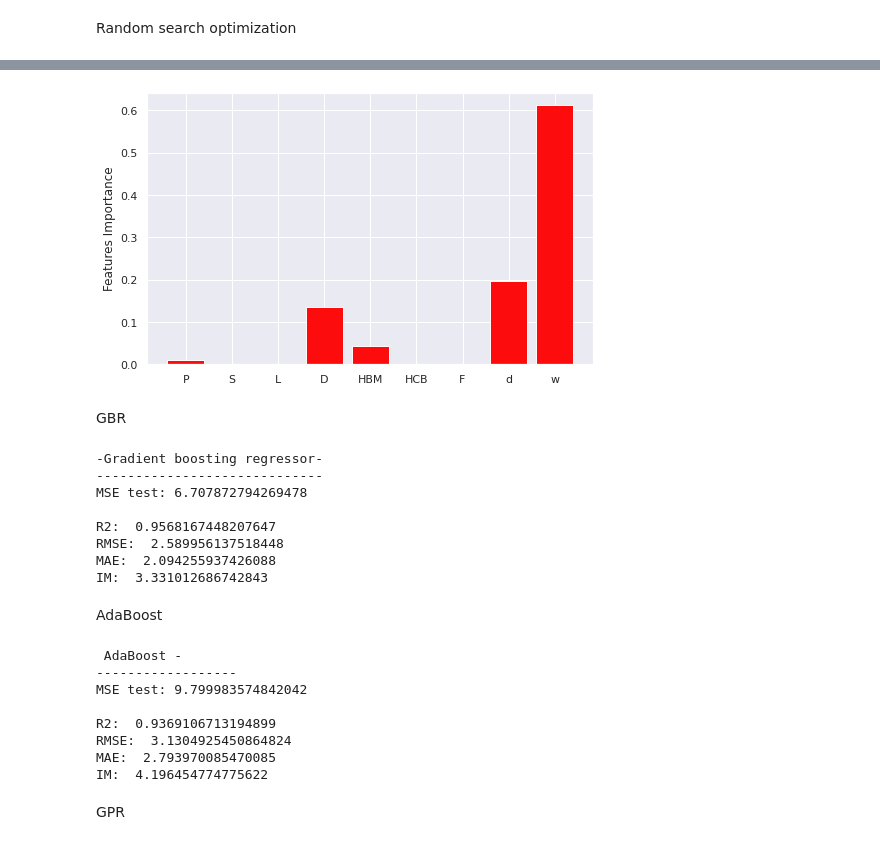
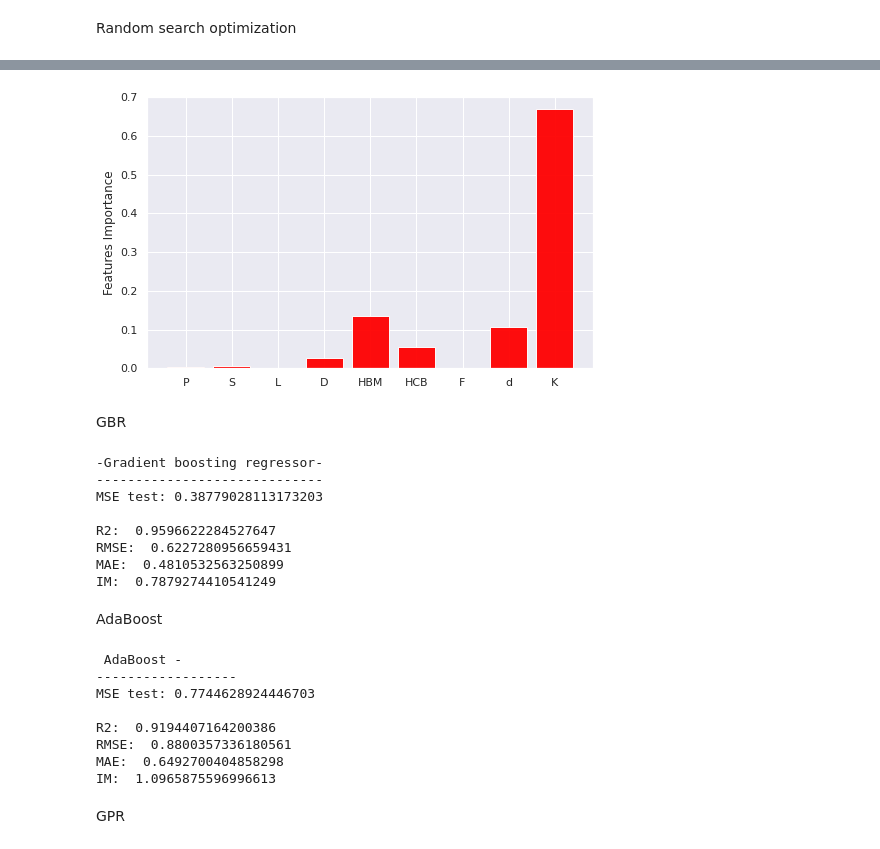
Before and after one commit to GermanOmar/Wear, a Jupyter notebook: Wear_HV_JMPT.ipynb, the cells around one changed output, grey strips where cells are left out. Saved outputs shown, nothing was run; the diff lists cells and outputs as text; code cells hidden in the pictures.

```diff
--- a/Wear_HV_JMPT.ipynb
+++ b/Wear_HV_JMPT.ipynb
@@ -84,18 +85,3 @@ scatter_matrix(data, alpha=0.9,marker='s', figsize = (12,12),  c='red', hist_kwd
 warnings.filterwarnings("ignore")
 # %% [output]
 [figure]
-# %%
-#fields = ['P', 'S', 'L',  'HD1',  'F', 'd' ]
-fields = ['P', 'S', 'L',  'D'  ]
-import seaborn as sns
-sns.set_theme(style="darkgrid")
-
-fig = plt.figure()
-fig.set_size_inches((15,8))
-for i, field in enumerate(fields):
-  plt.subplot(3, 3, i + 1)
-  plt.plot(data[field], data['HV'], 'rs')
-  plt.xlabel(field)
-  plt.ylabel('HV')
-
-plt.tight_layout()
@@ -179,12 +173,12 @@ from sklearn.metrics import mean_squared_error as MSE
 MSE_test = MSE(y_test, y_pred)
 
 #Plots
-#sns.set_theme(style="whitegrid")
+sns.set_theme(style="whitegrid")
 plt.rcParams["axes.grid"] = False
 fig = plt.figure()
 fig.set_size_inches((9,6))
 import matplotlib.pyplot as plt
-plt.rcParams.update({'font.size': 30})
+#plt.rcParams.update({'font.size': 30})
 
 plt.plot(y_train, y_star_train, 'bx', label = 'Train')
 plt.plot([y_star_train.min(), y_star_train.max()], [y_star_train.min(), y_star_train.max()], 'k--')
@@ -561,6 +516,7 @@ Text(0.5, 0, 'Wear rate')
 # %%
-X=data[['LP', 'SS', 'LT',  'RD', 'HBM', 'HCB', 'F','D', 'w']]
-Y=data['K'][:,None]
+#X=data[[ 'HBM', 'HCB', 'F','D', 'K']]
+X=data[['LP','SS', 'LT', 'RD', 'HBM', 'HCB', 'F','D', 'K']]
+Y=data['w'][:,None]
 # %%
 from sklearn.model_selection import train_test_split
 
@@ -610,9 +576,9 @@ import xgboost as xgb
 xgbr = xgb.XGBRegressor(base_score=0.5, booster='gbtree', colsample_bylevel=1,
              colsample_bynode=1, colsample_bytree=1, gamma=0, gpu_id=-1,
              importance_type='gain', interaction_constraints='',
-             learning_rate=0.1, max_delta_step=0, max_depth=40,
+             learning_rate=0.01, max_delta_step=0, max_depth=10,
              min_child_weight=1,  monotone_constraints='()',
-             n_estimators=10000, n_jobs=0, num_parallel_tree=1, random_state=42,
+             n_estimators=1000, n_jobs=0, num_parallel_tree=1, random_state=42,
              reg_alpha=0, reg_lambda=1, scale_pos_weight=1, subsample=1,
              tree_method='exact', validate_parameters=1, verbosity=0)
 xgbr.fit(X_train, y_train)
@@ -717,33 +642,34 @@ Feature: 8, Score: 0.61149
 # %%
 # Create lists for the plot
 import seaborn as sns
 sns.set()
 
 #plt.rcParams["axes.grid"] = False
 
-labels = ['P', 'S', 'L',  'D', 'HBM', 'HCB', 'F','d', 'w']
+#labels = [ 'LP','SS', 'LT', 'RD','HBM', 'HCB', 'F','d', 'K']
+labels = [ 'P','S', 'L', 'D','HBM', 'HCB', 'F','d', 'K']
 #labels = [ 'HBM', 'HCB', 'F','D','K' ]
 x_pos = np.arange(len(labels))
 
 
 fig, ax = plt.subplots()
 fig.set_size_inches((8,5))
 
 ax.bar(x_pos, importance, align='center', alpha=0.95, color='red')
 ax.set_ylabel('Features Importance')
 ax.set_xticks(x_pos)
 ax.set_xticklabels(labels)
 #ax.set_title('Features Importance Analysis')
 ax.yaxis.grid(True)
 # %% [output]
-[figure, old version]
+[figure, new version]
 # %% [markdown]
 GBR
 # %%
 from sklearn.ensemble import GradientBoostingRegressor
 #KERNEL
 #GBR=GradientBoostingRegressor(n_estimators=100, random_state=0)
-GBR=GradientBoostingRegressor(n_estimators=5000, random_state=42, learning_rate=0.1 )
+GBR=GradientBoostingRegressor(n_estimators=2000, random_state=42, learning_rate=0.1 )
 
 #START TRAINING
 GBR.fit(X_train, y_train)
@@ -778,12 +704,12 @@ print()
 # %% [output]
 -Gradient boosting regressor-
 -----------------------------
-MSE test: 6.707872794269478
+MSE test: 0.38779028113173203
 
-R2:  0.9568167448207647
-RMSE:  2.589956137518448
-MAE:  2.094255937426088
-IM:  3.331012686742843
+R2:  0.9596622284527647
+RMSE:  0.6227280956659431
+MAE:  0.4810532563250899
+IM:  0.7879274410541249
 # %% [markdown]
 AdaBoost
 # %%
@@ -792,7 +718,7 @@ from sklearn.ensemble import AdaBoostRegressor
 print(" AdaBoost -")
 print("------------------")
 
-Ada = AdaBoostRegressor(random_state=32, n_estimators=1000)
+Ada = AdaBoostRegressor(random_state=42, n_estimators=2000)
 #START TRAINING
 Ada.fit(X_train,y_train)
 #PREDICTION
@@ -822,12 +748,12 @@ print()
 # %% [output]
  AdaBoost -
 ------------------
-MSE test: 9.799983574842042
+MSE test: 0.7744628924446703
 
-R2:  0.9369106713194899
-RMSE:  3.1304925450864824
-MAE:  2.793970085470085
-IM:  4.196454774775622
+R2:  0.9194407164200386
+RMSE:  0.8800357336180561
+MAE:  0.6492700404858298
+IM:  1.0965875596996613
 # %% [markdown]
 GPR
 # %%
```
Also changed, not shown: parts of 39 cells of this notebook.
